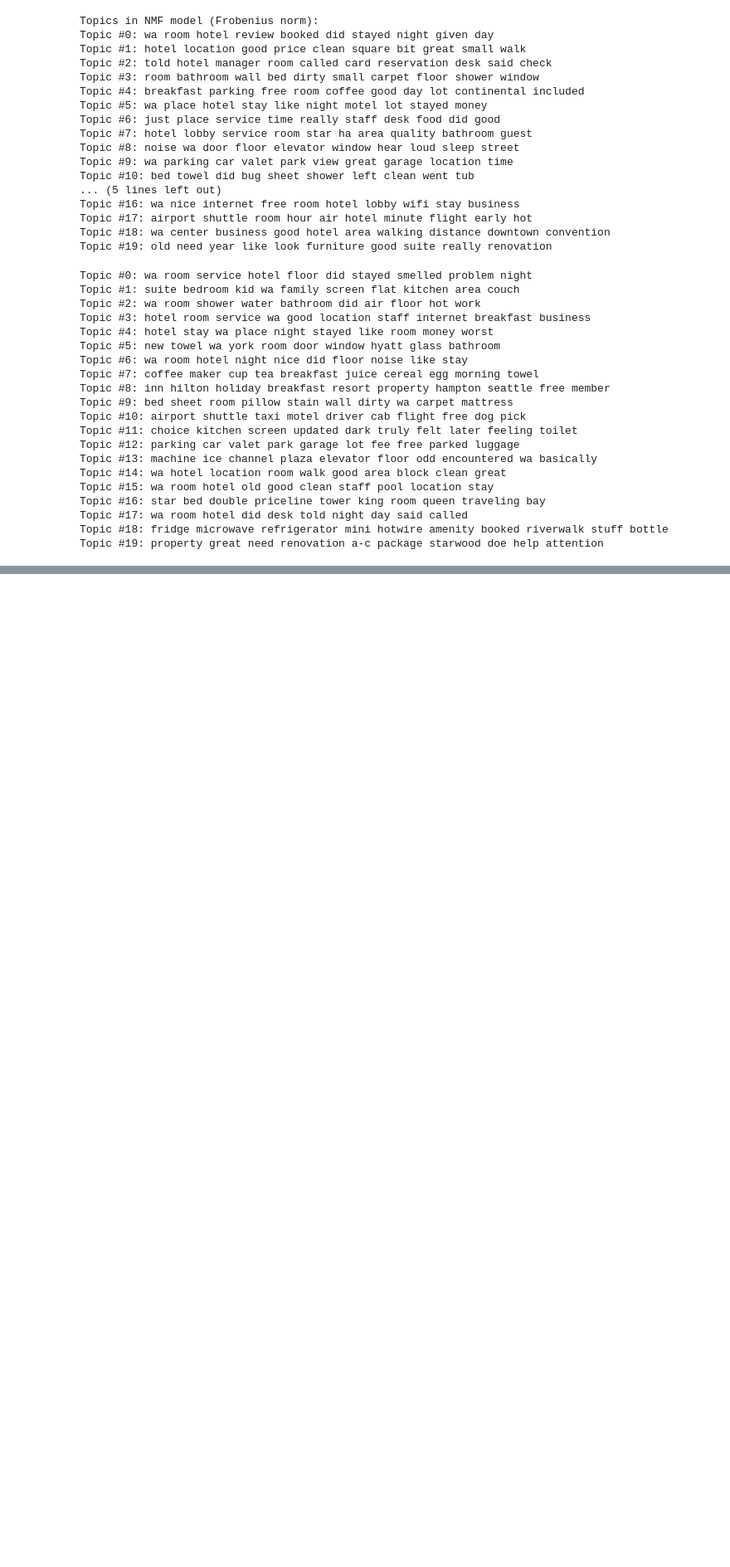
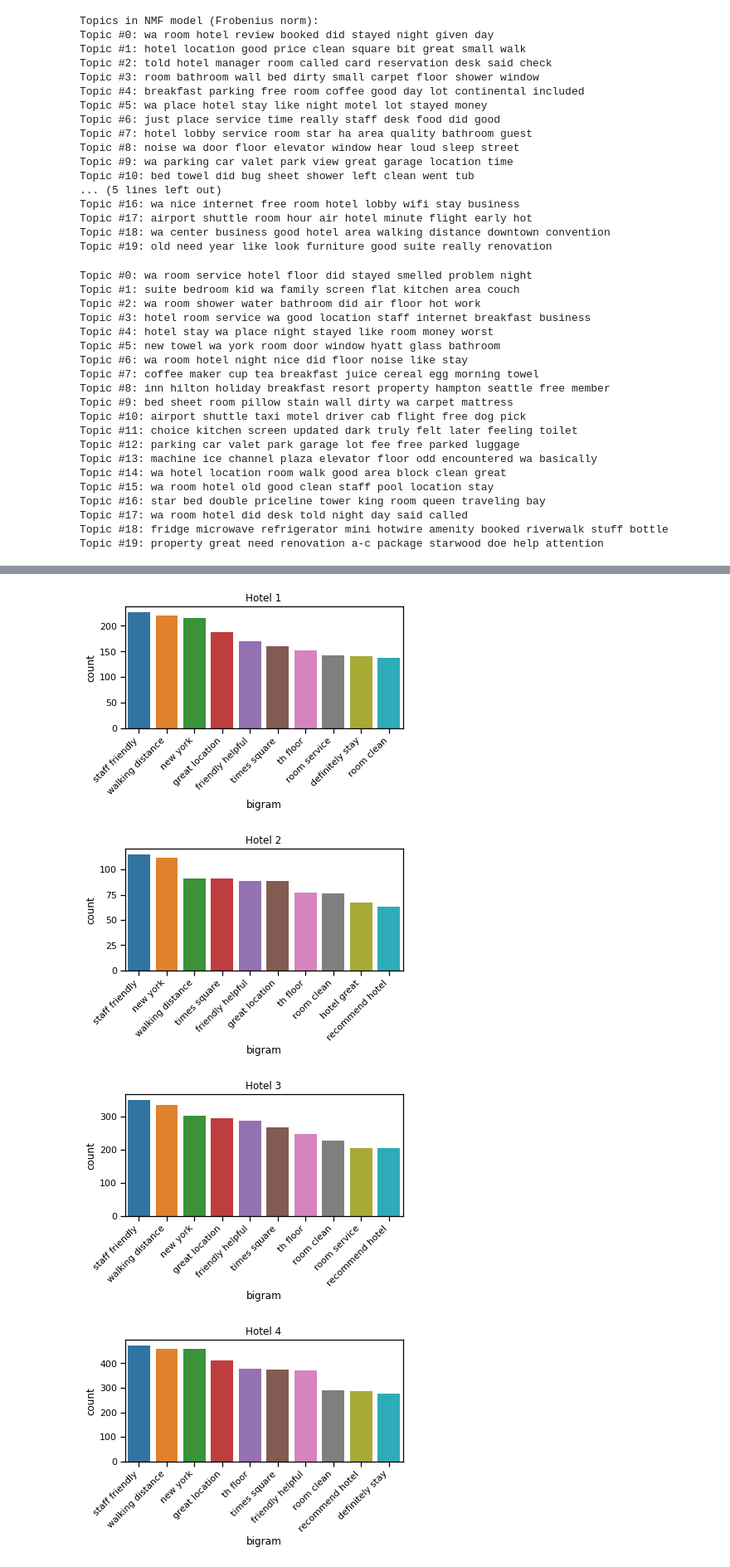
Before and after one commit to sina5/Happy-Hotel, a Jupyter notebook: happy-hotel.ipynb, the cells around one changed output, grey strips where cells are left out. Shown at 83% size. Drawn from its saved outputs; the diff is of its cells as text; code cells hidden in the pictures; blank space fills up the shorter version.

```diff
--- a/happy-hotel.ipynb
+++ b/happy-hotel.ipynb
@@ -406,0 +430,8 @@ df_not_happy['topic_lda'] = topics
+# %%
+def top_ngrams(corpus, return_count=None, n=2):
+    vec = CountVectorizer(ngram_range=(n, n), stop_words='english').fit(corpus)
+    bag_of_words = vec.transform(corpus)
+    sum_words = bag_of_words.sum(axis=0)
+    words_freq = [(word, sum_words[0, idx]) for word, idx in vec.vocabulary_.items()]
+    words_freq = sorted(words_freq, key = lambda x: x[1], reverse=True)
+    return words_freq[:return_count]
@@ -406,0 +451,15 @@ df_not_happy['topic_lda'] = topics
+# %%
+for group in happy_hotels_grouped.groups:
+    current_df = happy_hotels_grouped.get_group(group)
+    bigrams = top_ngrams(current_df.Description, 10, n=2)
+    df_happy_bigrams = pd.DataFrame(bigrams, columns = ['bigram' , 'count'])
+    fig = plt.figure(figsize=(6,3))
+    ax = sns.barplot(x='bigram', y='count', data=df_happy_bigrams)
+    fig.autofmt_xdate(rotation=45)
+    plt.title('Hotel {}'.format(group))
+    plt.show()
+# %% [output]
+[figure, added]
+[figure, added]
+[figure, added]
+[figure, added]
```
Also changed, not shown: parts of 10 cells of this notebook.
